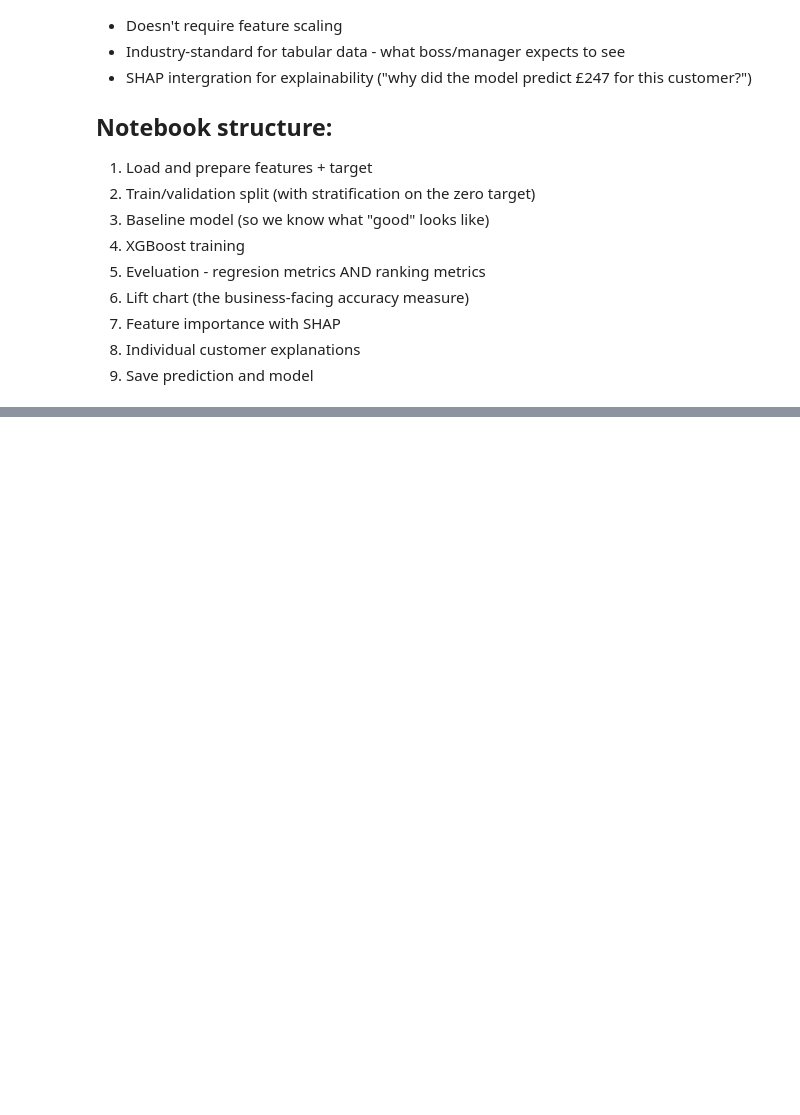
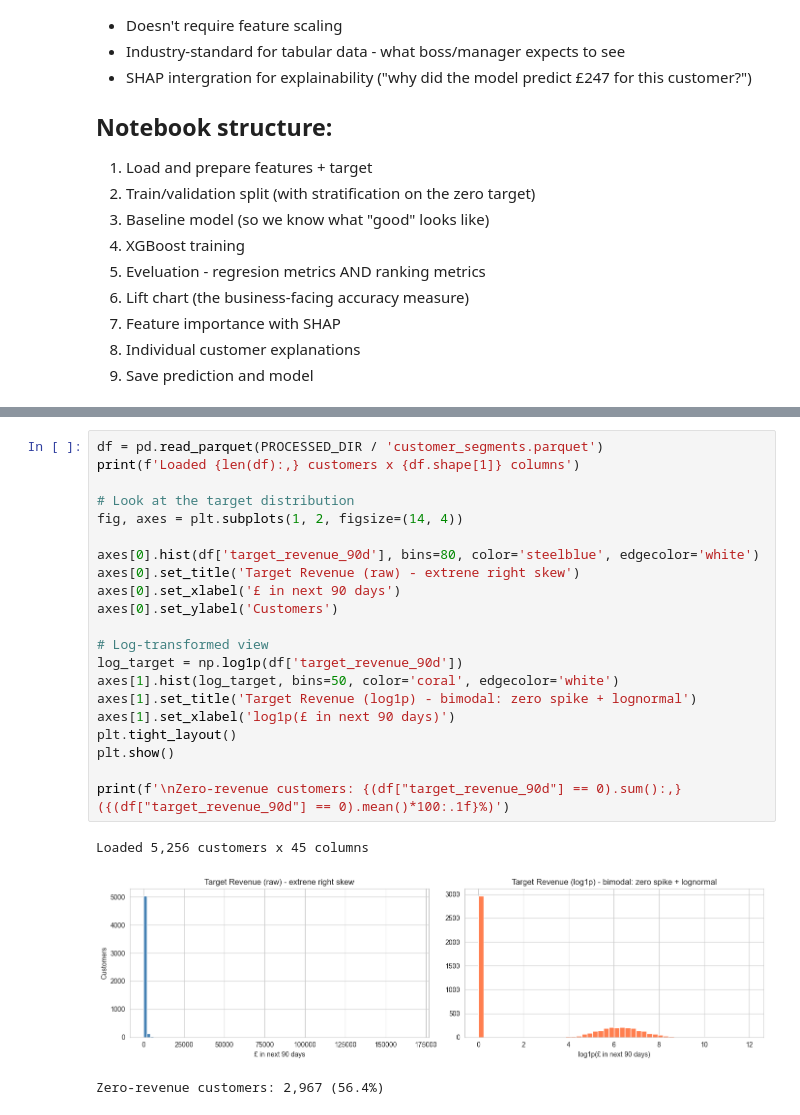
Before and after one commit to JomarHAN/ML-UCI-Online-Retail-II, a Jupyter notebook: notebooks/05_clv_prediction.ipynb, the cells around one changed output, grey strips where cells are left out. Saved outputs shown, nothing was run; the diff lists cells and outputs as text; blank space fills up the shorter version.

Commit message:
Setup & 1. Load data and Inspect the target

```diff
--- a/notebooks/05_clv_prediction.ipynb
+++ b/notebooks/05_clv_prediction.ipynb
@@ -43,0 +77,25 @@ This is **zero-inflated, right-skewed target**. Two consequences:
+# %%
+df = pd.read_parquet(PROCESSED_DIR / 'customer_segments.parquet')
+print(f'Loaded {len(df):,} customers x {df.shape[1]} columns')
+
+# Look at the target distribution
+fig, axes = plt.subplots(1, 2, figsize=(14, 4))
+
+axes[0].hist(df['target_revenue_90d'], bins=80, color='steelblue', edgecolor='white')
+axes[0].set_title('Target Revenue (raw) - extrene right skew')
+axes[0].set_xlabel('£ in next 90 days')
+axes[0].set_ylabel('Customers')
+
+# Log-transformed view
+log_target = np.log1p(df['target_revenue_90d'])
+axes[1].hist(log_target, bins=50, color='coral', edgecolor='white')
+axes[1].set_title('Target Revenue (log1p) - bimodal: zero spike + lognormal')
+axes[1].set_xlabel('log1p(£ in next 90 days)')
+plt.tight_layout()
+plt.show()
+
+print(f'\nZero-revenue customers: {(df["target_revenue_90d"] == 0).sum():,} ({(df["target_revenue_90d"] == 0).mean()*100:.1f}%)')
+# %% [output]
+Loaded 5,256 customers x 45 columns
+[figure, added]
+Zero-revenue customers: 2,967 (56.4%)
```
Also changed, not shown: parts of 3 cells of this notebook.
